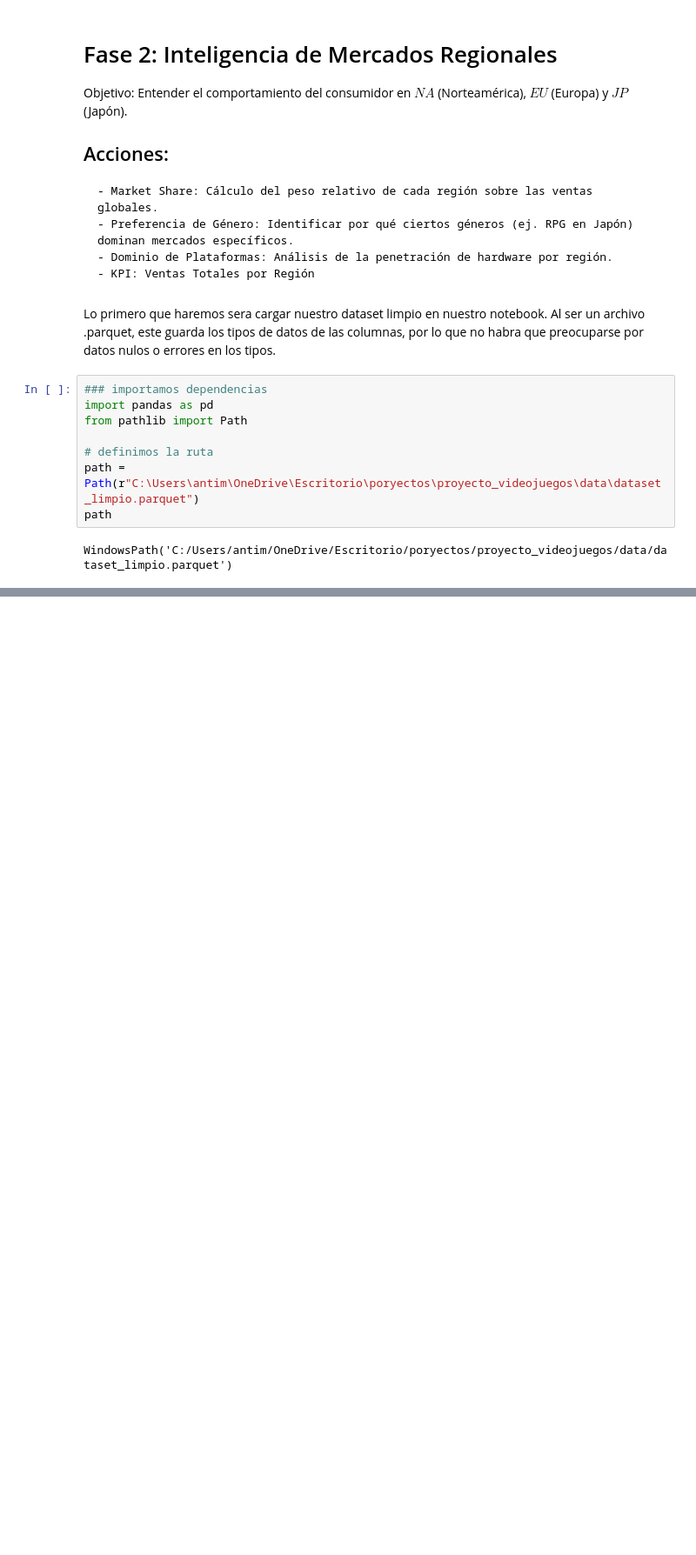
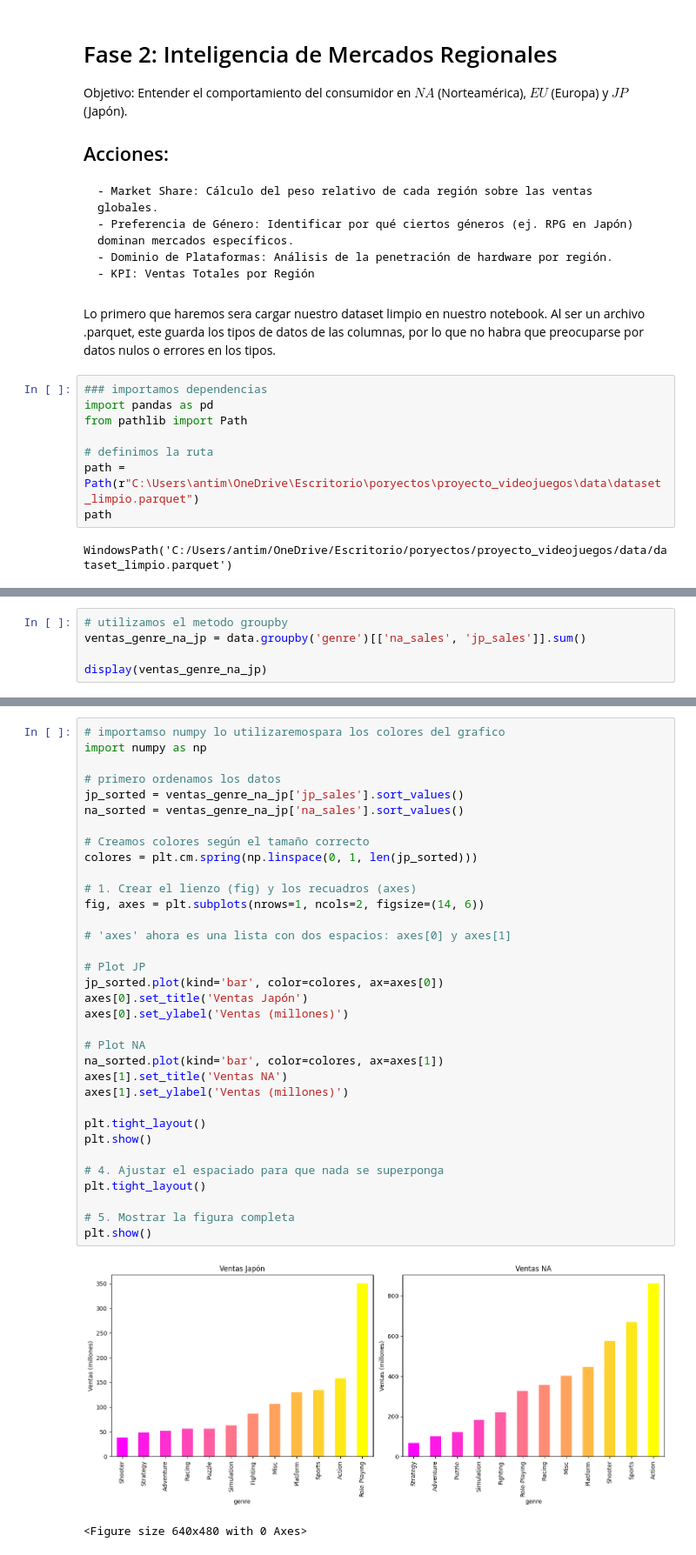
Before and after one commit to sugusConfitados/proyecto_videojuegos, a Jupyter notebook: notebooks/02_regional_analysis.ipynb, the cells around one changed output, grey strips where cells are left out. Shown at 87% size. Cells and saved outputs as stored; diff of their text form; blank space fills up the shorter version.

Commit message:
progreso fase 2, tarea 2 completada

```diff
--- a/notebooks/02_regional_analysis.ipynb
+++ b/notebooks/02_regional_analysis.ipynb
@@ -30,0 +118,5 @@ data.head(4)
+# %%
+# utilizamos el metodo groupby
+ventas_genre_na_jp = data.groupby('genre')[['na_sales', 'jp_sales']].sum()
+
+display(ventas_genre_na_jp)
@@ -30,0 +151,37 @@ data.head(4)
+# %%
+# importamso numpy lo utilizaremospara los colores del grafico
+import numpy as np
+
+# primero ordenamos los datos
+jp_sorted = ventas_genre_na_jp['jp_sales'].sort_values()
+na_sorted = ventas_genre_na_jp['na_sales'].sort_values()
+
+# Creamos colores según el tamaño correcto
+colores = plt.cm.spring(np.linspace(0, 1, len(jp_sorted)))
+
+# 1. Crear el lienzo (fig) y los recuadros (axes)
+fig, axes = plt.subplots(nrows=1, ncols=2, figsize=(14, 6))
+
+# 'axes' ahora es una lista con dos espacios: axes[0] y axes[1]
+
+# Plot JP
+jp_sorted.plot(kind='bar', color=colores, ax=axes[0])
+axes[0].set_title('Ventas Japón')
+axes[0].set_ylabel('Ventas (millones)')
+
+# Plot NA
+na_sorted.plot(kind='bar', color=colores, ax=axes[1])
+axes[1].set_title('Ventas NA')
+axes[1].set_ylabel('Ventas (millones)')
+
+plt.tight_layout()
+plt.show()
+
+# 4. Ajustar el espaciado para que nada se superponga
+plt.tight_layout()
+
+# 5. Mostrar la figura completa
+plt.show()
+# %% [output]
+[figure, added]
+<Figure size 640x480 with 0 Axes>
```
Also changed, not shown: parts of 9 cells of this notebook.
